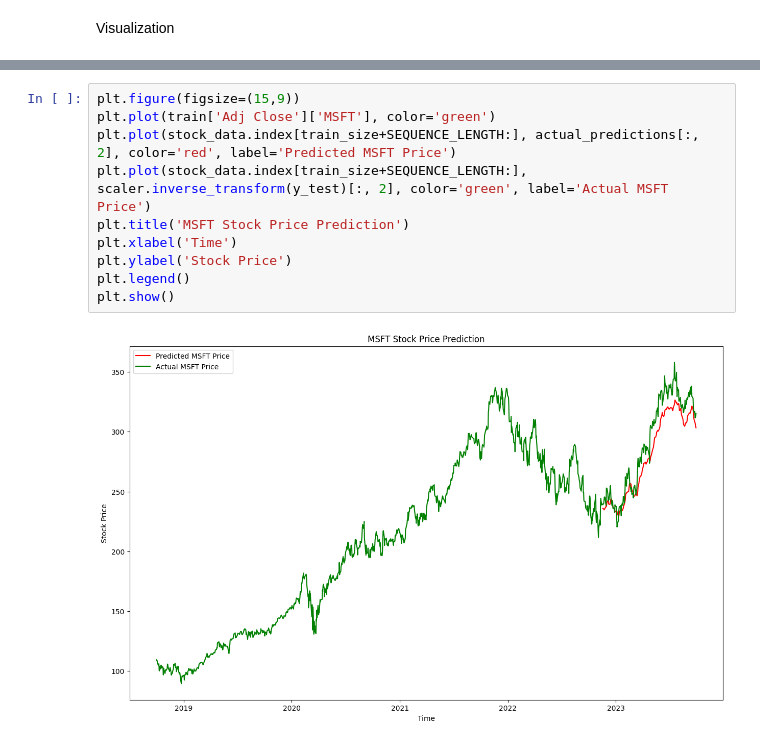
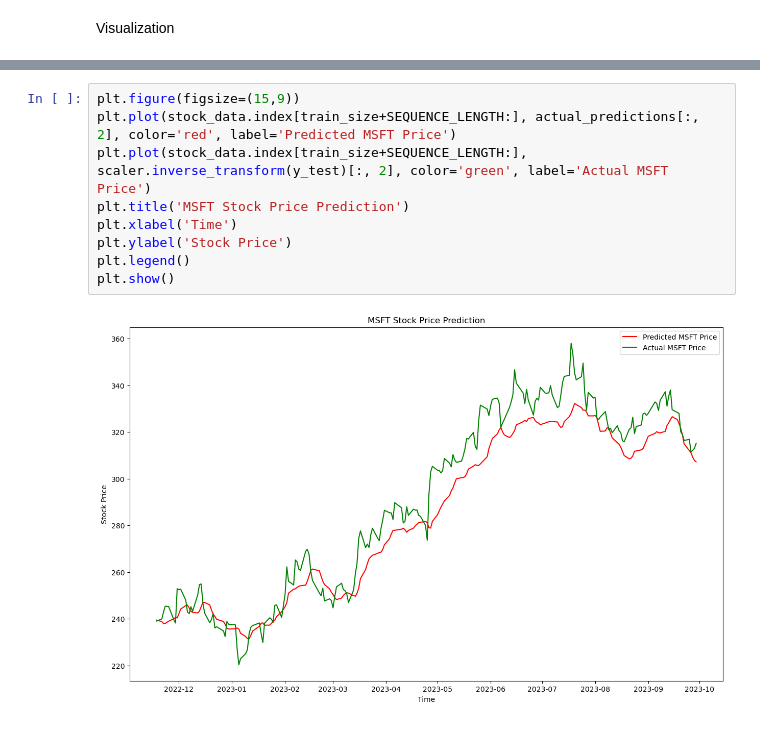
Before and after one commit to GSam789/Stock-Price-Prediction, a Jupyter notebook: NLP/time_series.ipynb, the cells around one changed output, grey strips where cells are left out. Drawn from its saved outputs; the diff is of its cells as text.

```diff
--- a/NLP/time_series.ipynb
+++ b/NLP/time_series.ipynb
@@ -188,12 +190,11 @@ plt.show()
 # %%
 plt.figure(figsize=(15,9))
-plt.plot(train['Adj Close']['MSFT'], color='green')
 plt.plot(stock_data.index[train_size+SEQUENCE_LENGTH:], actual_predictions[:, 2], color='red', label='Predicted MSFT Price')
 plt.plot(stock_data.index[train_size+SEQUENCE_LENGTH:], scaler.inverse_transform(y_test)[:, 2], color='green', label='Actual MSFT Price')
 plt.title('MSFT Stock Price Prediction')
 plt.xlabel('Time')
 plt.ylabel('Stock Price')
 plt.legend()
 plt.show()
 # %% [output]
-[figure, old version]
+[figure, new version]
```
Also changed, not shown: parts of 9 cells of this notebook, 1 other file.
